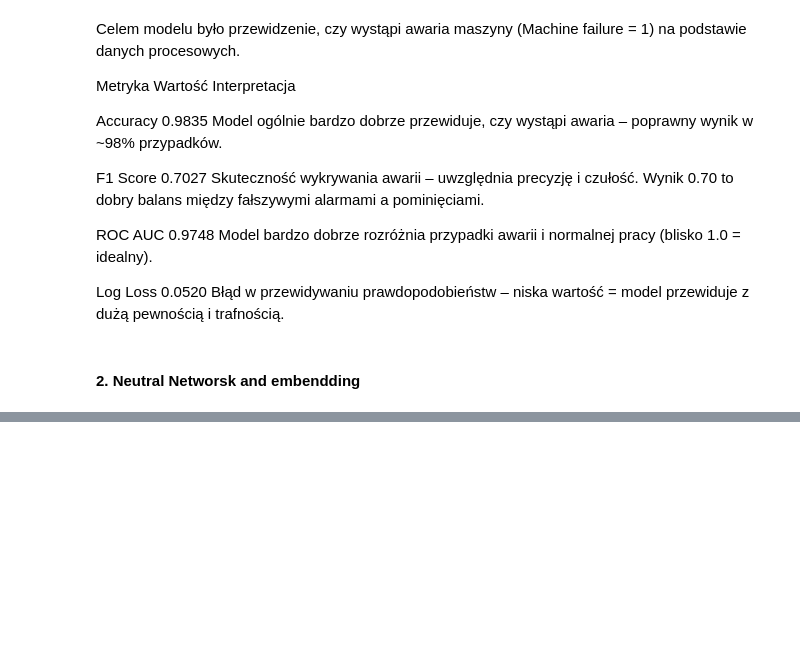
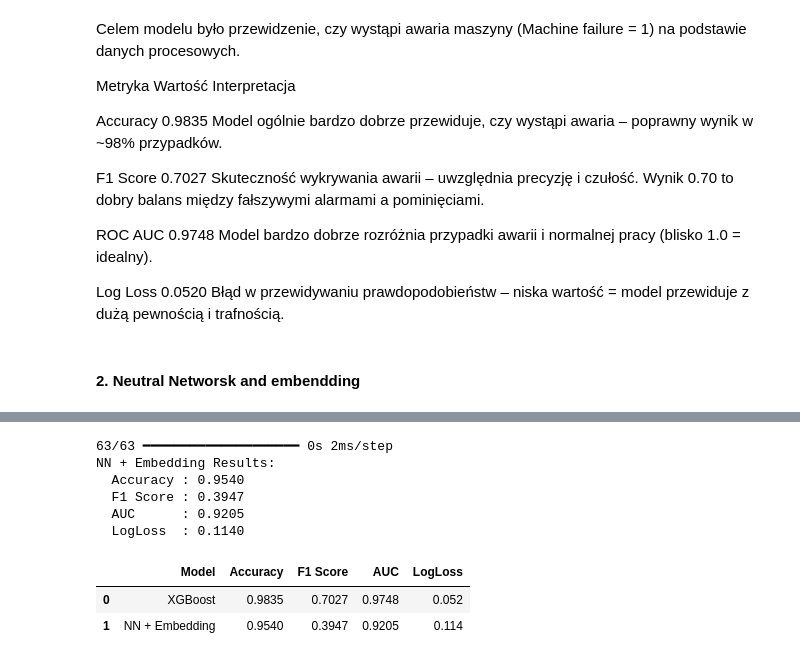
Before and after one commit to MarcinLDev/ai4i-embeddings-nn, a Jupyter notebook: notebooks/03_nn_embeddings_XGBoost.ipynb, the cells around one changed output, grey strips where cells are left out. Saved outputs shown, nothing was run; the diff lists cells and outputs as text; code cells hidden in the pictures; blank space fills up the shorter version.

Commit message:
Add EDA notebook & models

```diff
--- a/notebooks/03_nn_embeddings_XGBoost.ipynb
+++ b/notebooks/03_nn_embeddings_XGBoost.ipynb
@@ -163,3 +164,12 @@ Model: "functional_3"
  Total params: 43,021 (168.05 KB)
  Trainable params: 43,021 (168.05 KB)
  Non-trainable params: 0 (0.00 B)
+# %%
+history = model.fit(
+    x=X_train_cat + [X_train_num],              # wejście: [Product ID, Type, liczby]
+    y=y_train,                                  # target: Machine failure
+    validation_data=(X_val_cat + [X_val_num], y_val),
+    epochs=10,                                  # możesz zmienić np. na 20
+    batch_size=128,
+    verbose=1
+)
@@ -165,0 +197,44 @@ Model: "functional_3"
+# %%
+# Predykcja prawdopodobieństw
+y_pred_proba = model.predict(X_val_cat + [X_val_num]).ravel()
+
+# Predykcja klas (0/1) na podstawie progu 0.5
+y_pred = (y_pred_proba > 0.5).astype(int)
+
+# Metryki
+acc_nn = accuracy_score(y_val, y_pred)
+f1_nn = f1_score(y_val, y_pred)
+auc_nn = roc_auc_score(y_val, y_pred_proba)
+loss_nn = log_loss(y_val, y_pred_proba)
+
+# Wyświetlenie wyników
+print("NN + Embedding Results:")
+print(f"  Accuracy : {acc_nn:.4f}")
+print(f"  F1 Score : {f1_nn:.4f}")
+print(f"  AUC      : {auc_nn:.4f}")
+print(f"  LogLoss  : {loss_nn:.4f}")
+# %% [output]
+63/63 ━━━━━━━━━━━━━━━━━━━━ 0s 2ms/step
+NN + Embedding Results:
+  Accuracy : 0.9540
+  F1 Score : 0.3947
+  AUC      : 0.9205
+  LogLoss  : 0.1140
+# %%
+results_summary = {
+    "Model": ["XGBoost", "NN + Embedding"],
+    "Accuracy": [acc, acc_nn],
+    "F1 Score": [f1, f1_nn],
+    "AUC": [roc_auc, auc_nn],
+    "LogLoss": [logloss, loss_nn]
+}
+
+# Przekonwertuj do DataFrame
+df_summary = pd.DataFrame(results_summary).round(4)
+
+# Wyświetl
+df_summary
+# %% [output]
+|  | Model | Accuracy | F1 Score | AUC | LogLoss |
+| 0 | XGBoost | 0.9835 | 0.7027 | 0.9748 | 0.052 |
+| 1 | NN + Embedding | 0.9540 | 0.3947 | 0.9205 | 0.114 |
```
Also changed, not shown: parts of 3 cells of this notebook.
